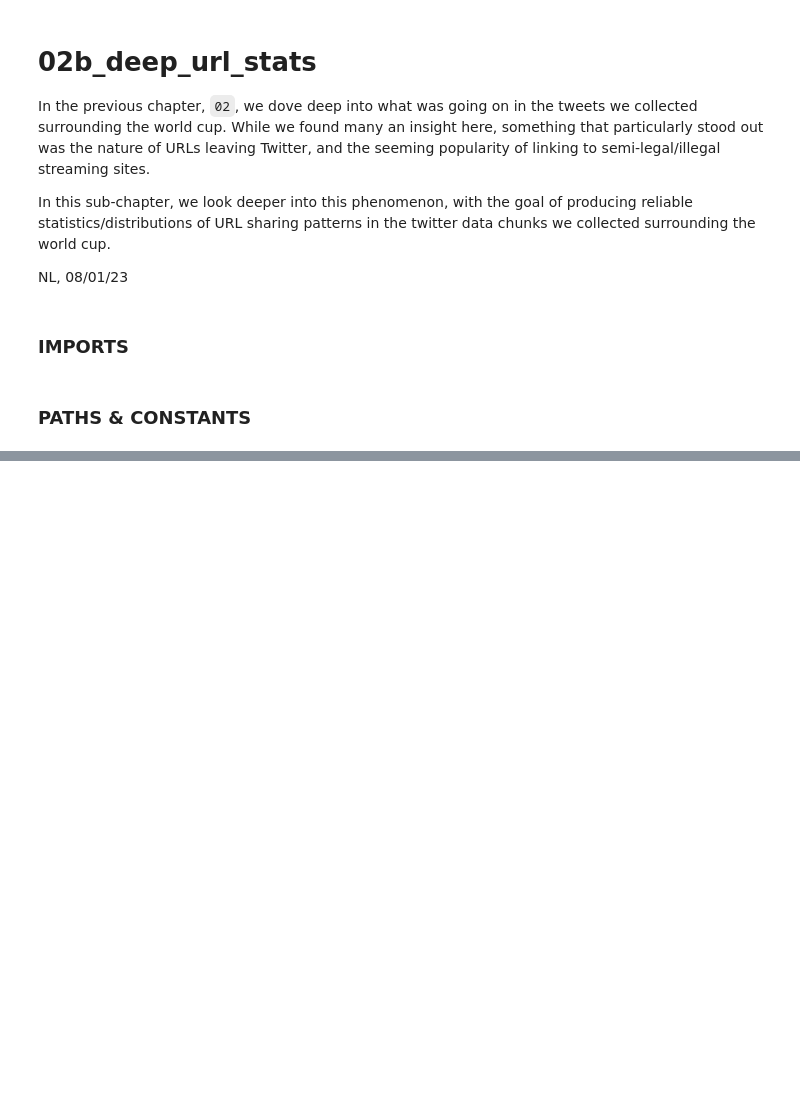
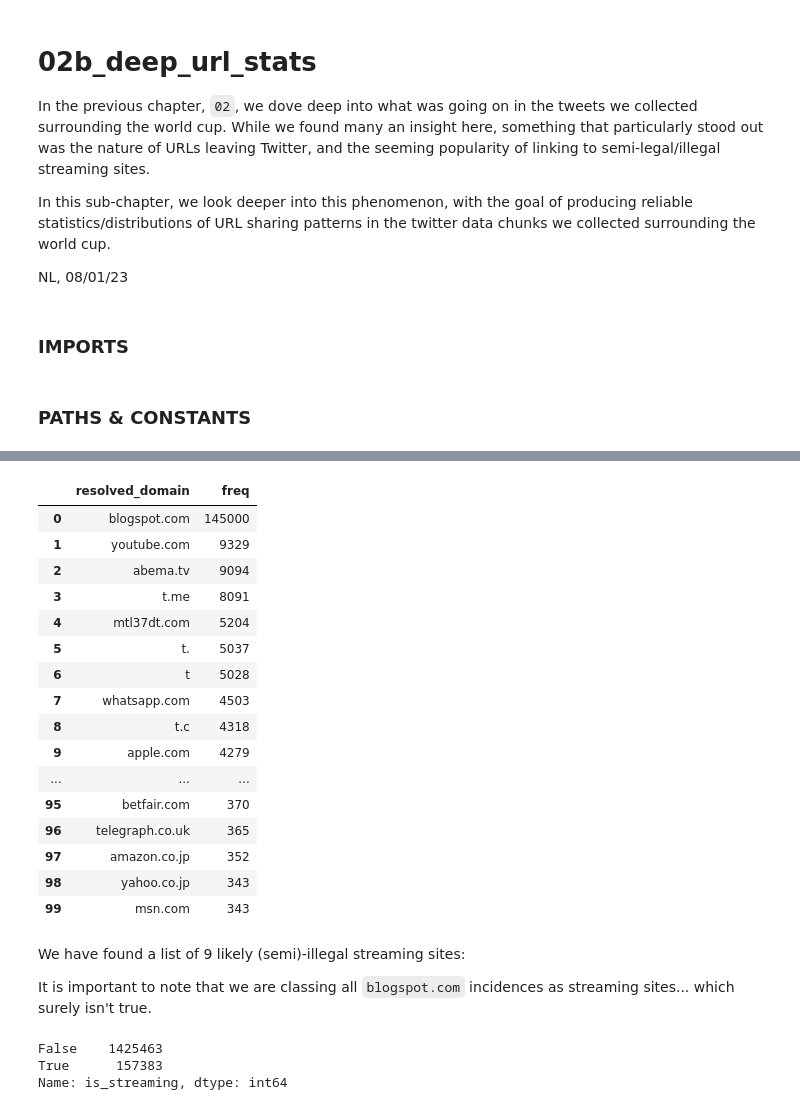
Before and after one commit to CorridorLabs/world_cup_misinfo_tracking, a Jupyter notebook: analysis/02b_deep_url_stats.ipynb, the cells around one changed output, grey strips where cells are left out. Cells and saved outputs as stored; diff of their text form; code cells hidden in the pictures; blank space fills up the shorter version.

```diff
--- a/analysis/02b_deep_url_stats.ipynb
+++ b/analysis/02b_deep_url_stats.ipynb
@@ -32,0 +35,12 @@ what we want to do here:
+# %%
+pd.set_option('display.max_rows', 100)
+pd.set_option('display.max_columns', 50)
+# %%
+all_urls_timestamps_df = pd.read_csv(ALL_URLS_TIMESTAMPS)
+twitter_urls_df = pd.read_csv(TWITTER_URLS)
+non_twitter_urls_df = pd.read_csv(NON_TWITTER_URLS)
+domain_frequencies_df = pd.read_csv(DOMAIN_FREQUENCIES)
+
+with open(EXPANDED_URLS, 'r') as infile:
+    expanded_urls = [json.loads(line) for line in infile]
+expanded_urls_df = pd.DataFrame(expanded_urls)
@@ -32,0 +119,24 @@ what we want to do here:
+# %%
+domain_frequencies_df[:100]
+# %% [output]
+|  | resolved_domain | freq |
+| 0 | blogspot.com | 145000 |
+| 1 | youtube.com | 9329 |
+| 2 | abema.tv | 9094 |
+| 3 | t.me | 8091 |
+| 4 | mtl37dt.com | 5204 |
+| 5 | t. | 5037 |
+| 6 | t | 5028 |
+| 7 | whatsapp.com | 4503 |
+| 8 | t.c | 4318 |
+| 9 | apple.com | 4279 |
+| ... | ... | ... |
+| 95 | betfair.com | 370 |
+| 96 | telegraph.co.uk | 365 |
+| 97 | amazon.co.jp | 352 |
+| 98 | yahoo.co.jp | 343 |
+| 99 | msn.com | 343 |
+# %% [markdown]
+We have found a list of 9 likely (semi)-illegal streaming sites:
+
+It is important to note that we are classing all `blogspot.com` incidences as streaming sites... which surely isn't true.
@@ -32,0 +159,6 @@ what we want to do here:
+# %%
+all_urls_timestamps_df['is_streaming'].value_counts()
+# %% [output]
+False    1425463
+True      157383
+Name: is_streaming, dtype: int64
```
Also changed, not shown: parts of 43 cells of this notebook.
